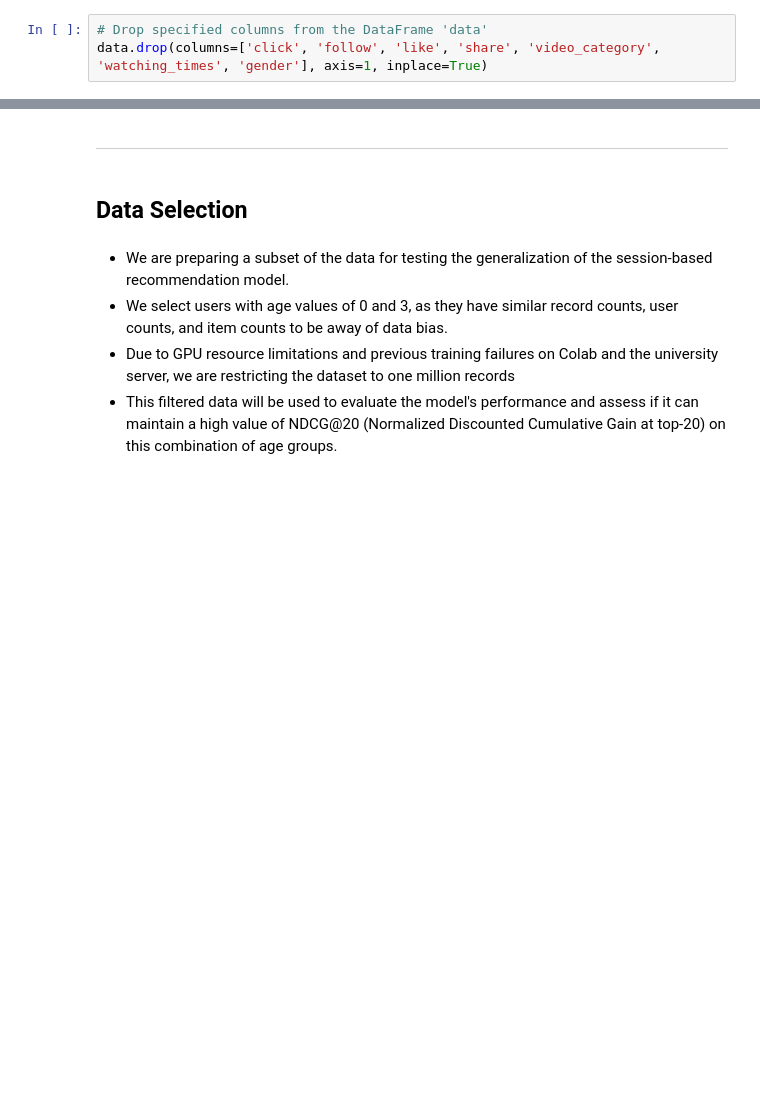
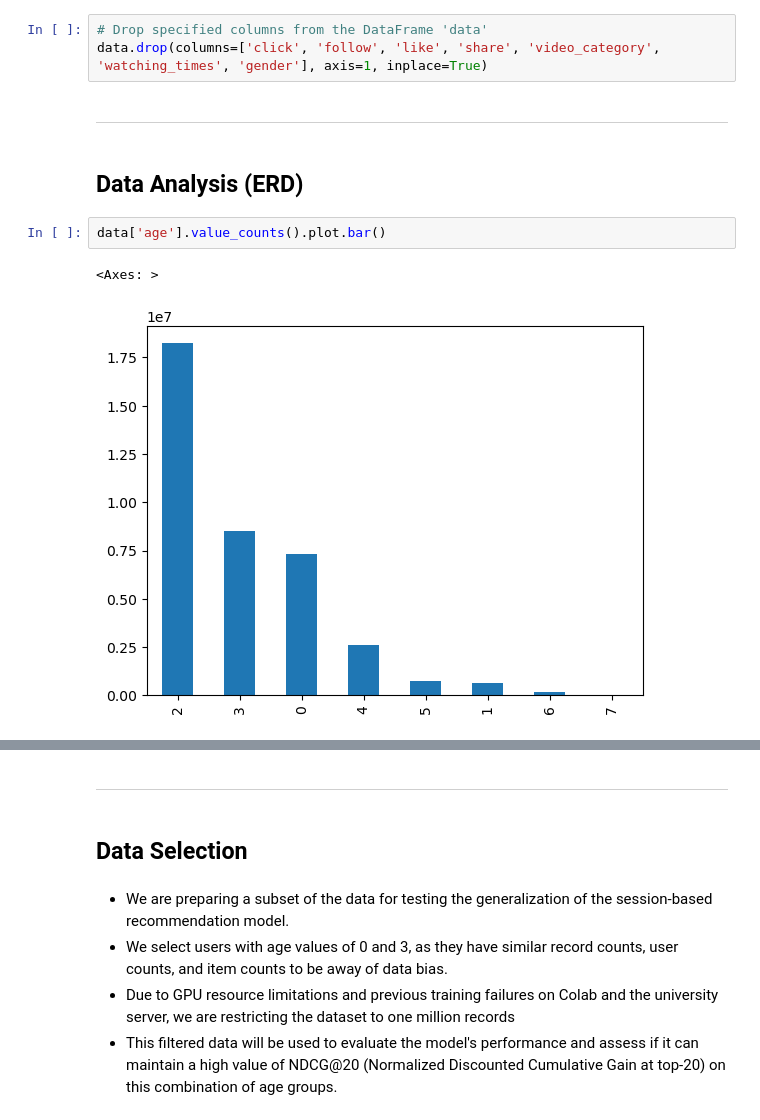
Before and after one commit to YaraElzahy/Tenrec-Session-Base-Recommendation-System, a Jupyter notebook: project_best_model.ipynb, the cells around one changed output, grey strips where cells are left out. Drawn from its saved outputs; the diff is of its cells as text; blank space fills up the shorter version.

```diff
--- a/project_best_model.ipynb
+++ b/project_best_model.ipynb
@@ -135,3 +234,12 @@ memory usage: 2.9+ GB
 # %%
 # Drop specified columns from the DataFrame 'data'
 data.drop(columns=['click', 'follow', 'like', 'share', 'video_category', 'watching_times', 'gender'], axis=1, inplace=True)
+# %% [markdown]
+---
+# %% [markdown]
+## Data Analysis (ERD)
+# %%
+data['age'].value_counts().plot.bar()
+# %% [output]
+<Axes: >
+[figure, added]
```
Also changed, not shown: parts of 43 cells of this notebook, 1 other file.
